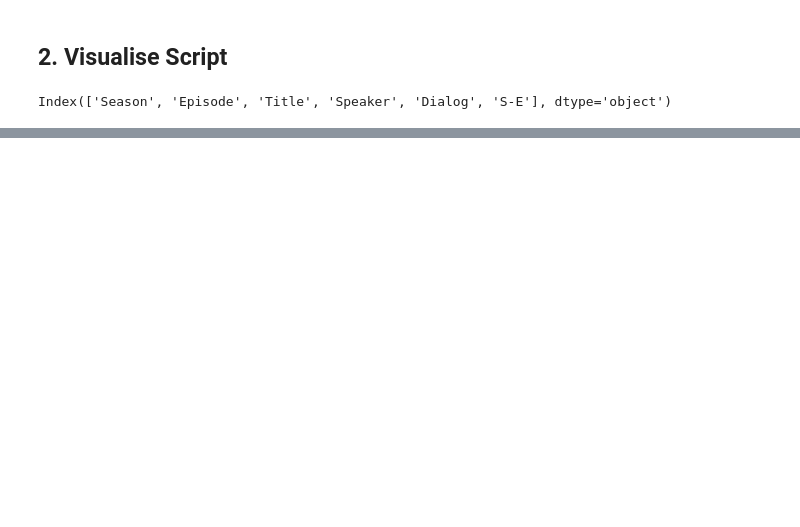
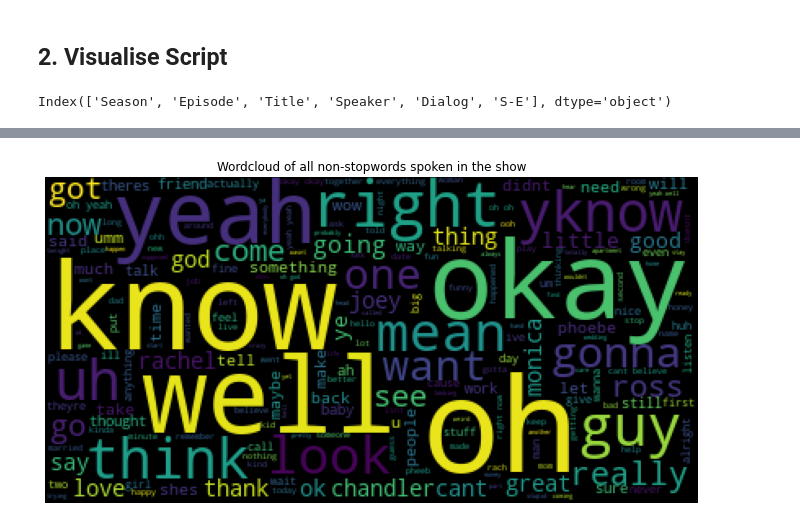
Before and after one commit to Naimish240/FRIENDS_Analysis, a Jupyter notebook: EDA.ipynb, the cells around one changed output, grey strips where cells are left out. Cells and saved outputs as stored; diff of their text form; code cells hidden in the pictures; blank space fills up the shorter version.

```diff
--- a/EDA.ipynb
+++ b/EDA.ipynb
@@ -160,0 +237,4 @@ Index(['Season', 'Episode', 'Title', 'Speaker', 'Dialog', 'S-E'], dtype='object'
+# %%
+# Get rid of all nans
+scripts = scripts[pd.notnull(scripts['Dialog'])]
+scripts
@@ -160,0 +273,13 @@ Index(['Season', 'Episode', 'Title', 'Speaker', 'Dialog', 'S-E'], dtype='object'
+# %%
+stopwords = STOPWORDS | {'im', 'hi', 'youre', 'hey', 'sorry', 'thats', 'dont', 'hes', 'whats'}
+# %%
+all_words = ' '.join(scripts.Dialog.values)
+wordcloud = WordCloud(stopwords=stopwords).generate(all_words)
+
+plt.figure(figsize=(12,6))
+plt.title("Wordcloud of all non-stopwords spoken in the show")
+plt.axis("off")
+plt.imshow(wordcloud)
+plt.show()
+# %% [output]
+[figure, added]
```
Also changed, not shown: parts of 13 cells of this notebook, 4 other files.
